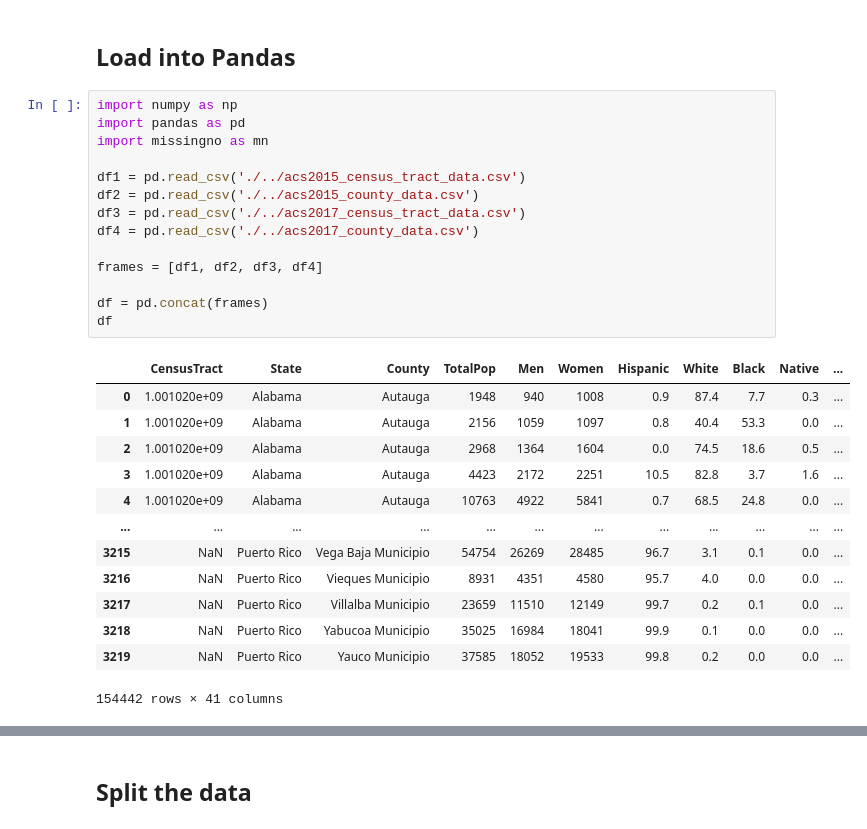
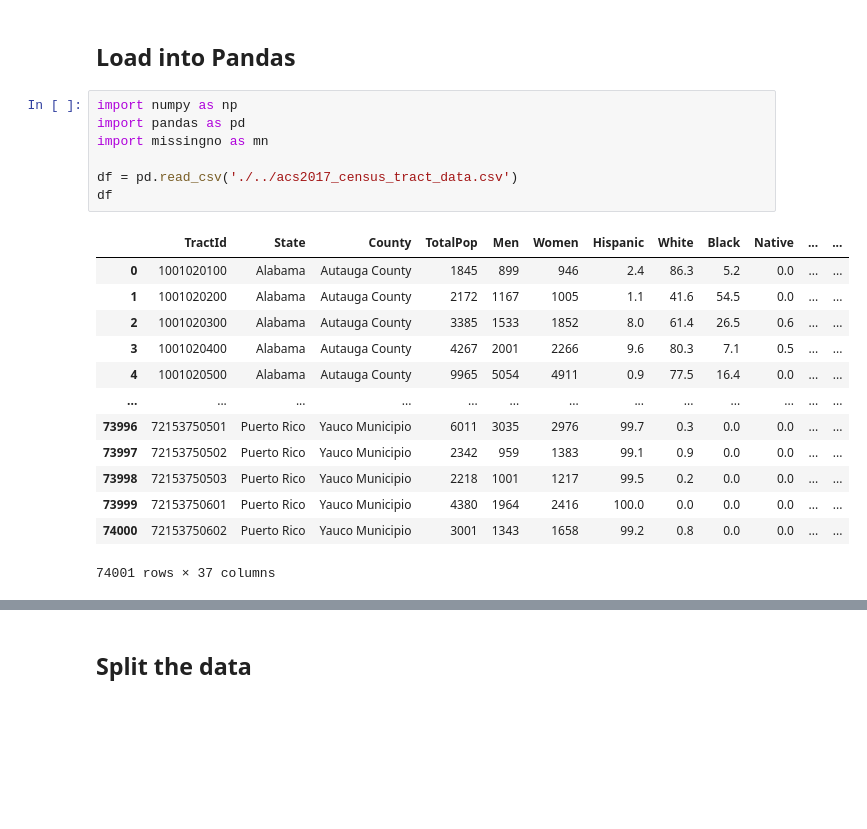
Before and after one commit to stevenjohnlarsen/poverty-data-lab-nn, a Jupyter notebook: CombinedWork.ipynb, the cells around one changed output, grey strips where cells are left out. Drawn from its saved outputs; the diff is of its cells as text; blank space fills up the shorter version.

```diff
--- a/CombinedWork.ipynb
+++ b/CombinedWork.ipynb
@@ -5,31 +5,24 @@
 # %%
 import numpy as np
 import pandas as pd
 import missingno as mn
 
-df1 = pd.read_csv('./../acs2015_census_tract_data.csv')
-df2 = pd.read_csv('./../acs2015_county_data.csv')
-df3 = pd.read_csv('./../acs2017_census_tract_data.csv')
-df4 = pd.read_csv('./../acs2017_county_data.csv')
-
-frames = [df1, df2, df3, df4]
-
-df = pd.concat(frames)
+df = pd.read_csv('./../acs2017_census_tract_data.csv')
 df
 # %% [output]
-|  | CensusTract | State | County | TotalPop | Men | Women | Hispanic | White | Black | Native | ... |
-| 0 | 1.001020e+09 | Alabama | Autauga | 1948 | 940 | 1008 | 0.9 | 87.4 | 7.7 | 0.3 | ... |
-| 1 | 1.001020e+09 | Alabama | Autauga | 2156 | 1059 | 1097 | 0.8 | 40.4 | 53.3 | 0.0 | ... |
-| 2 | 1.001020e+09 | Alabama | Autauga | 2968 | 1364 | 1604 | 0.0 | 74.5 | 18.6 | 0.5 | ... |
-| 3 | 1.001020e+09 | Alabama | Autauga | 4423 | 2172 | 2251 | 10.5 | 82.8 | 3.7 | 1.6 | ... |
-| 4 | 1.001020e+09 | Alabama | Autauga | 10763 | 4922 | 5841 | 0.7 | 68.5 | 24.8 | 0.0 | ... |
-| ... | ... | ... | ... | ... | ... | ... | ... | ... | ... | ... | ... |
-| 3215 | NaN | Puerto Rico | Vega Baja Municipio | 54754 | 26269 | 28485 | 96.7 | 3.1 | 0.1 | 0.0 | ... |
-| 3216 | NaN | Puerto Rico | Vieques Municipio | 8931 | 4351 | 4580 | 95.7 | 4.0 | 0.0 | 0.0 | ... |
-| 3217 | NaN | Puerto Rico | Villalba Municipio | 23659 | 11510 | 12149 | 99.7 | 0.2 | 0.1 | 0.0 | ... |
-| 3218 | NaN | Puerto Rico | Yabucoa Municipio | 35025 | 16984 | 18041 | 99.9 | 0.1 | 0.0 | 0.0 | ... |
-| 3219 | NaN | Puerto Rico | Yauco Municipio | 37585 | 18052 | 19533 | 99.8 | 0.2 | 0.0 | 0.0 | ... |
+|  | TractId | State | County | TotalPop | Men | Women | Hispanic | White | Black | Native | ... | ... |
+| 0 | 1001020100 | Alabama | Autauga County | 1845 | 899 | 946 | 2.4 | 86.3 | 5.2 | 0.0 | ... | ... |
+| 1 | 1001020200 | Alabama | Autauga County | 2172 | 1167 | 1005 | 1.1 | 41.6 | 54.5 | 0.0 | ... | ... |
+| 2 | 1001020300 | Alabama | Autauga County | 3385 | 1533 | 1852 | 8.0 | 61.4 | 26.5 | 0.6 | ... | ... |
+| 3 | 1001020400 | Alabama | Autauga County | 4267 | 2001 | 2266 | 9.6 | 80.3 | 7.1 | 0.5 | ... | ... |
+| 4 | 1001020500 | Alabama | Autauga County | 9965 | 5054 | 4911 | 0.9 | 77.5 | 16.4 | 0.0 | ... | ... |
+| ... | ... | ... | ... | ... | ... | ... | ... | ... | ... | ... | ... | ... |
+| 73996 | 72153750501 | Puerto Rico | Yauco Municipio | 6011 | 3035 | 2976 | 99.7 | 0.3 | 0.0 | 0.0 | ... | ... |
+| 73997 | 72153750502 | Puerto Rico | Yauco Municipio | 2342 | 959 | 1383 | 99.1 | 0.9 | 0.0 | 0.0 | ... | ... |
+| 73998 | 72153750503 | Puerto Rico | Yauco Municipio | 2218 | 1001 | 1217 | 99.5 | 0.2 | 0.0 | 0.0 | ... | ... |
+| 73999 | 72153750601 | Puerto Rico | Yauco Municipio | 4380 | 1964 | 2416 | 100.0 | 0.0 | 0.0 | 0.0 | ... | ... |
+| 74000 | 72153750602 | Puerto Rico | Yauco Municipio | 3001 | 1343 | 1658 | 99.2 | 0.8 | 0.0 | 0.0 | ... | ... |
-154442 rows × 41 columns
+74001 rows × 37 columns
 # %%
 mn.matrix(df)
 # %% [output]
```
Also changed, not shown: parts of 7 cells of this notebook.
